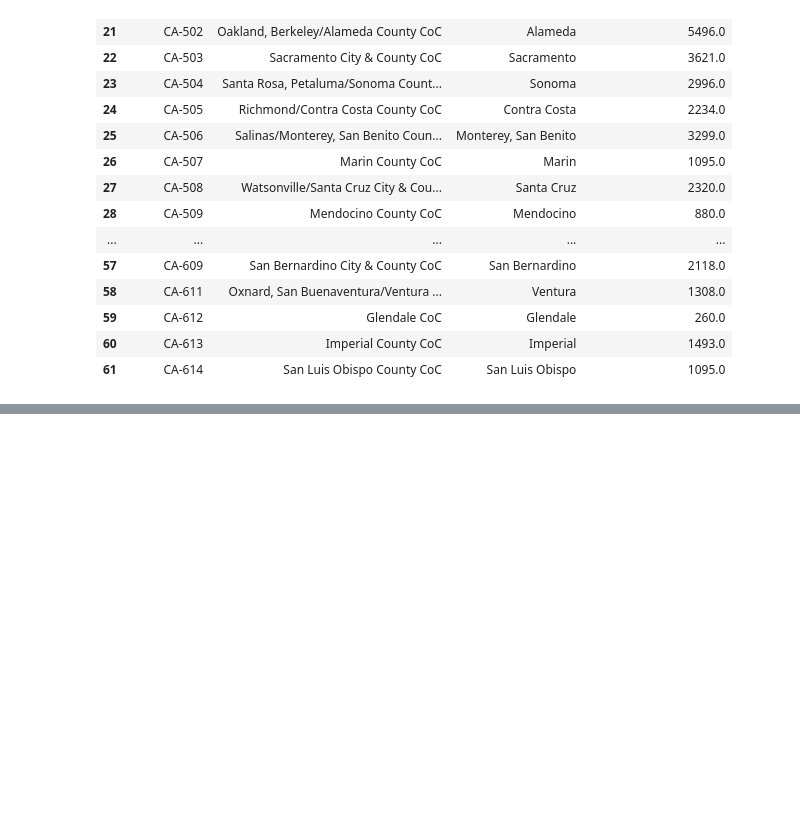
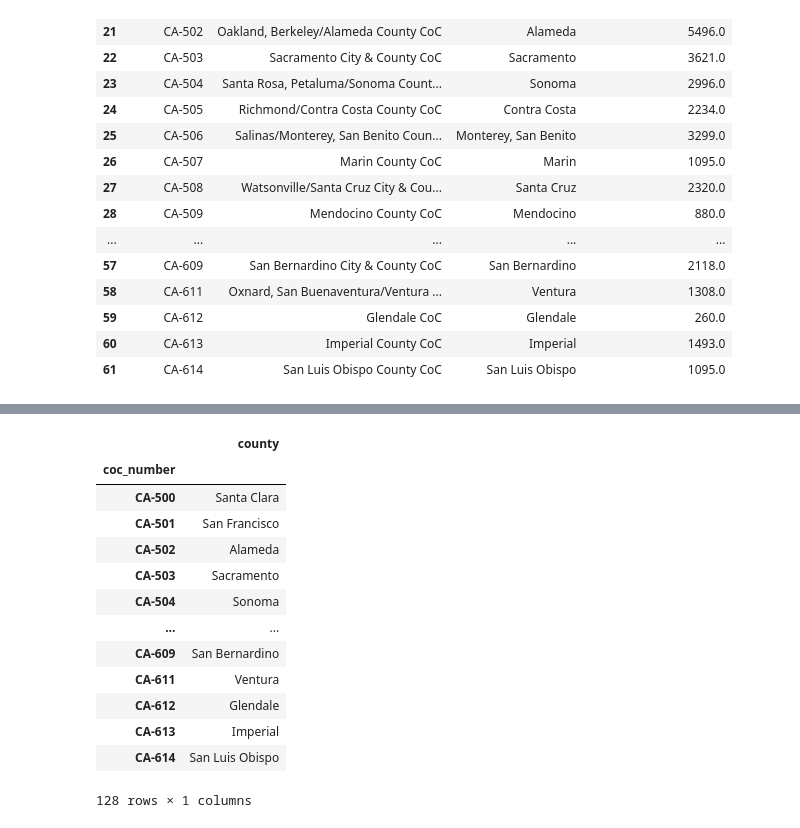
Before and after one commit to benitezal06/ETL-Project, a Jupyter notebook: homeless_population_analysis.ipynb, the cells around one changed output, grey strips where cells are left out. Drawn from its saved outputs; the diff is of its cells as text; code cells hidden in the pictures; blank space fills up the shorter version.

Commit message:
fixed coc country xref

```diff
--- a/homeless_population_analysis.ipynb
+++ b/homeless_population_analysis.ipynb
@@ -333,22 +333,16 @@ ca_county_pit_db_df
 # %%
 # make new dataframe and add every row one at a time
 
-coc_county_xref_df = []
+coc_county_xref = []
 
 for key, value in ca_county_pit_db_df.iterrows():
-    #print(key)
-    # if coc_county has two items
-        # for 0 to max size of list
-            #
-    # else
-        # just add
-    #print(value)
-    #print(type(value))
-    #print(value[2])
     all_counties = value[2].split(', ')
     for county in all_counties:
-        print(value[0], all_counties)
-        # add city and coc number to new df
+        for val in range(len(all_counties)):
+            #print(value[0] + ',' + all_counties[val])
+            coc_county_xref.append(value[0] + ',' + all_counties[val])
+            #coc_county_xref = (value[0] + ':' + all_counties[val])
 
-# got into key, value pair
+coc_county_xref_df = pd.DataFrame(coc_county_xref)
+coc_county_xref_df
 # %% [output]
@@ -371,0 +362,3 @@ CA-614 ['San Luis Obispo']
+# %%
+copy_df = coc_county_xref_df
+copy_df
@@ -371,0 +379,20 @@ CA-614 ['San Luis Obispo']
+# %%
+coc_df = copy_df[0].str.split(",", n = 1, expand = True)
+coc_df.rename(columns = {0:'coc_number', 1:'county'}, inplace = True)
+coc_df.set_index('coc_number', inplace = True)
+coc_df
+# %% [output]
+|  | county |
+| coc_number |  |
+| CA-500 | Santa Clara |
+| CA-501 | San Francisco |
+| CA-502 | Alameda |
+| CA-503 | Sacramento |
+| CA-504 | Sonoma |
+| ... | ... |
+| CA-609 | San Bernardino |
+| CA-611 | Ventura |
+| CA-612 | Glendale |
+| CA-613 | Imperial |
+| CA-614 | San Luis Obispo |
+128 rows × 1 columns
```
Also changed, not shown: parts of 4 cells of this notebook, 1 other file.
